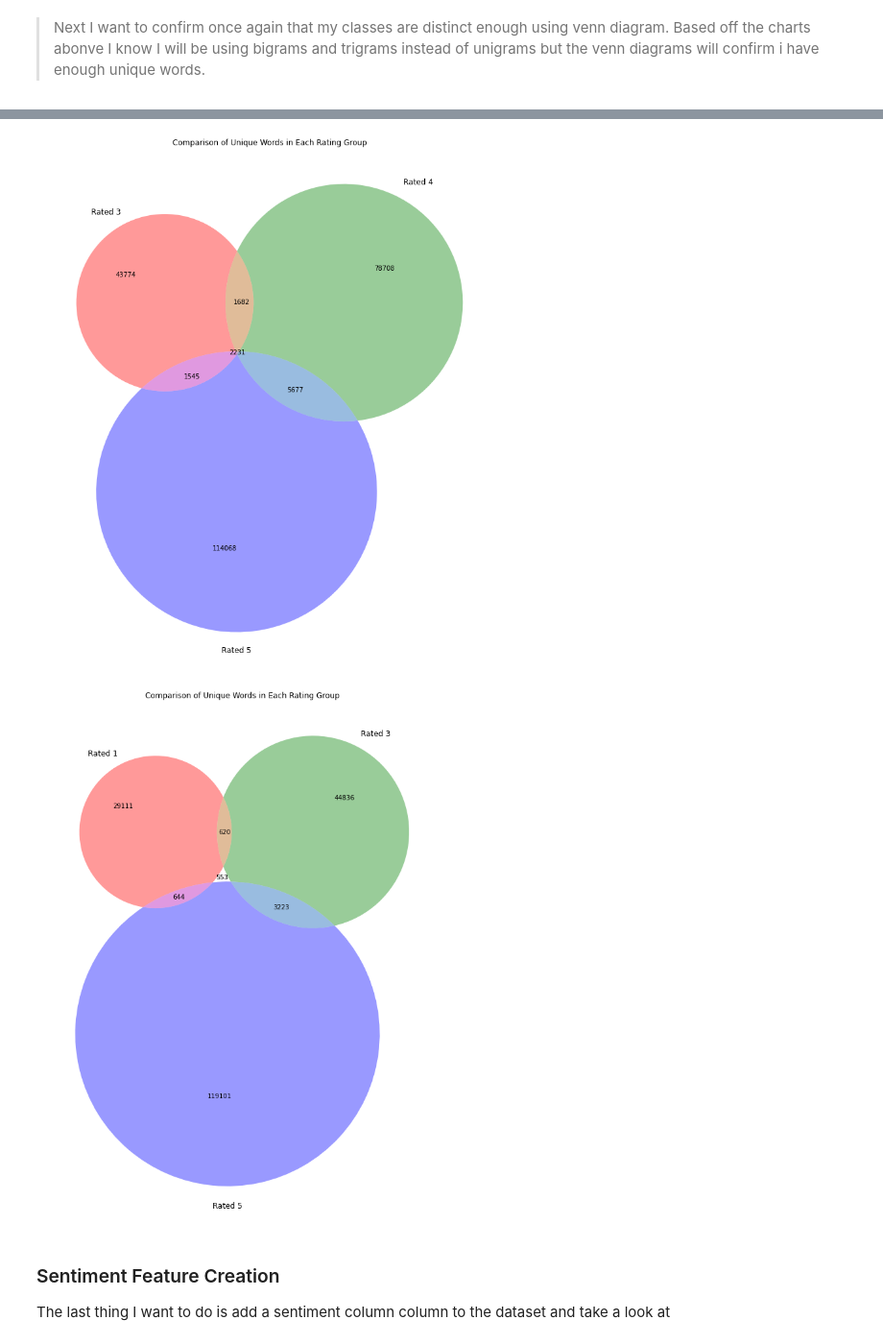
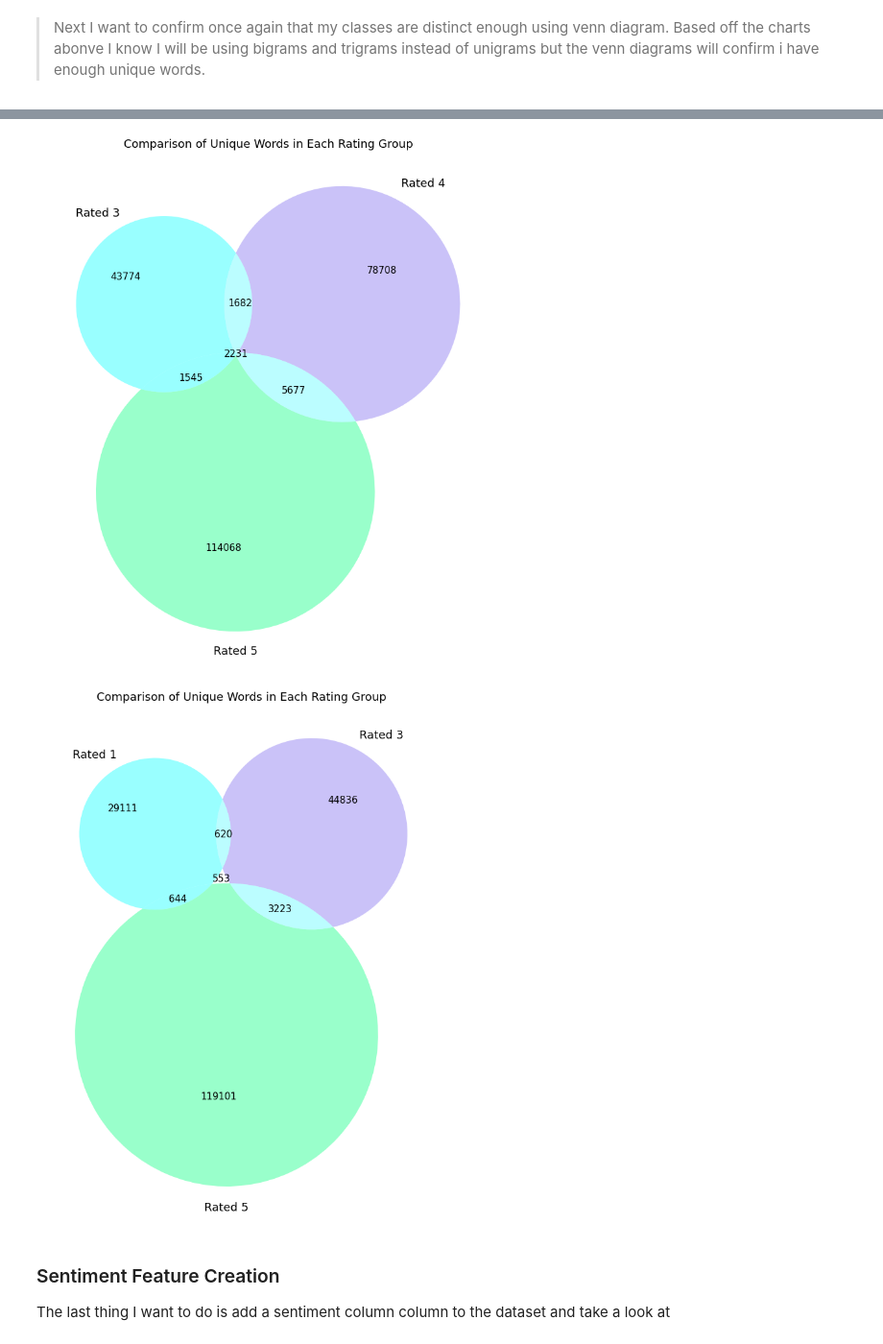
Before and after one commit to DataOnATangent/Glassdoor_NLP, a Jupyter notebook: preprocessing_eda/preprocessing2_eda_text.ipynb, the cells around one changed output, grey strips where cells are left out. Shown at 96% size. Saved outputs shown, nothing was run; the diff lists cells and outputs as text; code cells hidden in the pictures.

Commit message:
updated images and files

```diff
--- a/preprocessing_eda/preprocessing2_eda_text.ipynb
+++ b/preprocessing_eda/preprocessing2_eda_text.ipynb
@@ -444,21 +444,21 @@ plt.show()
 # %%
 #Plots a Venn diagram of the last three rating groups
 plt.figure(figsize=(15,15), facecolor='w')
-venn3([set(rat_3), set(rat_4), set(rat_5)], set_labels = ('Rated 3', 'Rated 4', 'Rated 5'))
+venn3([set(rat_3), set(rat_4), set(rat_5)], set_labels = ('Rated 3', 'Rated 4', 'Rated 5'), set_colors=('cyan', 'mediumslateblue', 'springgreen'))
 plt.title('Comparison of Unique Words in Each Rating Group')
 # plt.savefig('../images/venn.png')
 plt.show()
 # %% [output]
-[figure, old version]
+[figure, new version]
 # %%
 #Plots a venn diagram of first, third, and 5th rating group
 plt.figure(figsize=(15,15), facecolor='w')
-venn3([set(rat_1), set(rat_3), set(rat_5)], set_labels = ('Rated 1', 'Rated 3', 'Rated 5'))
+venn3([set(rat_1), set(rat_3), set(rat_5)], set_labels = ('Rated 1', 'Rated 3', 'Rated 5'), set_colors=('cyan', 'mediumslateblue', 'springgreen'))
 plt.title('Comparison of Unique Words in Each Rating Group')
-#plt.savefig('venn.png')
+plt.savefig('venn.png')
 plt.show()
 # %% [output]
-[figure, old version]
+[figure, new version]
 # %% [markdown]
 <a name="step5"></a>
 ### Sentiment Feature Creation
```
Also changed, not shown: parts of 15 cells of this notebook, 20 other files.
